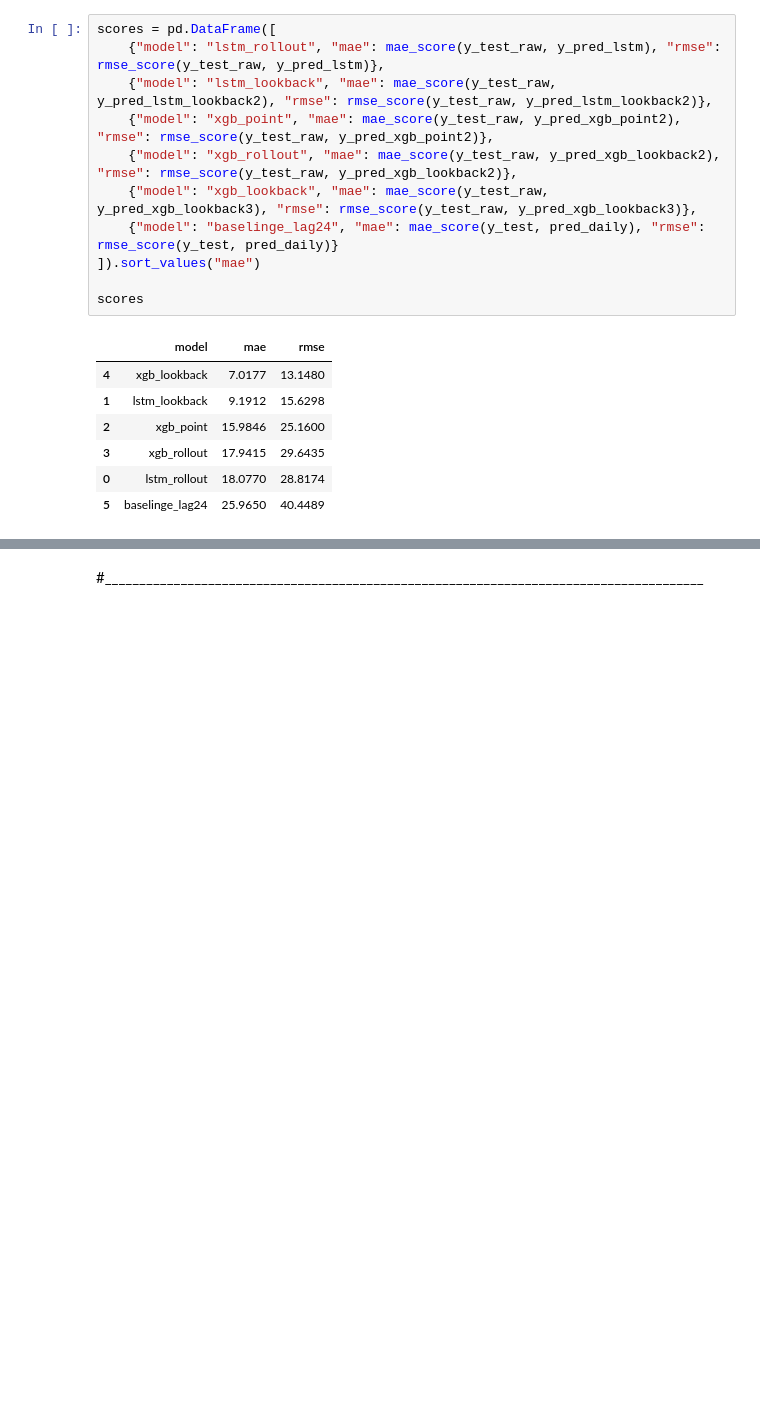
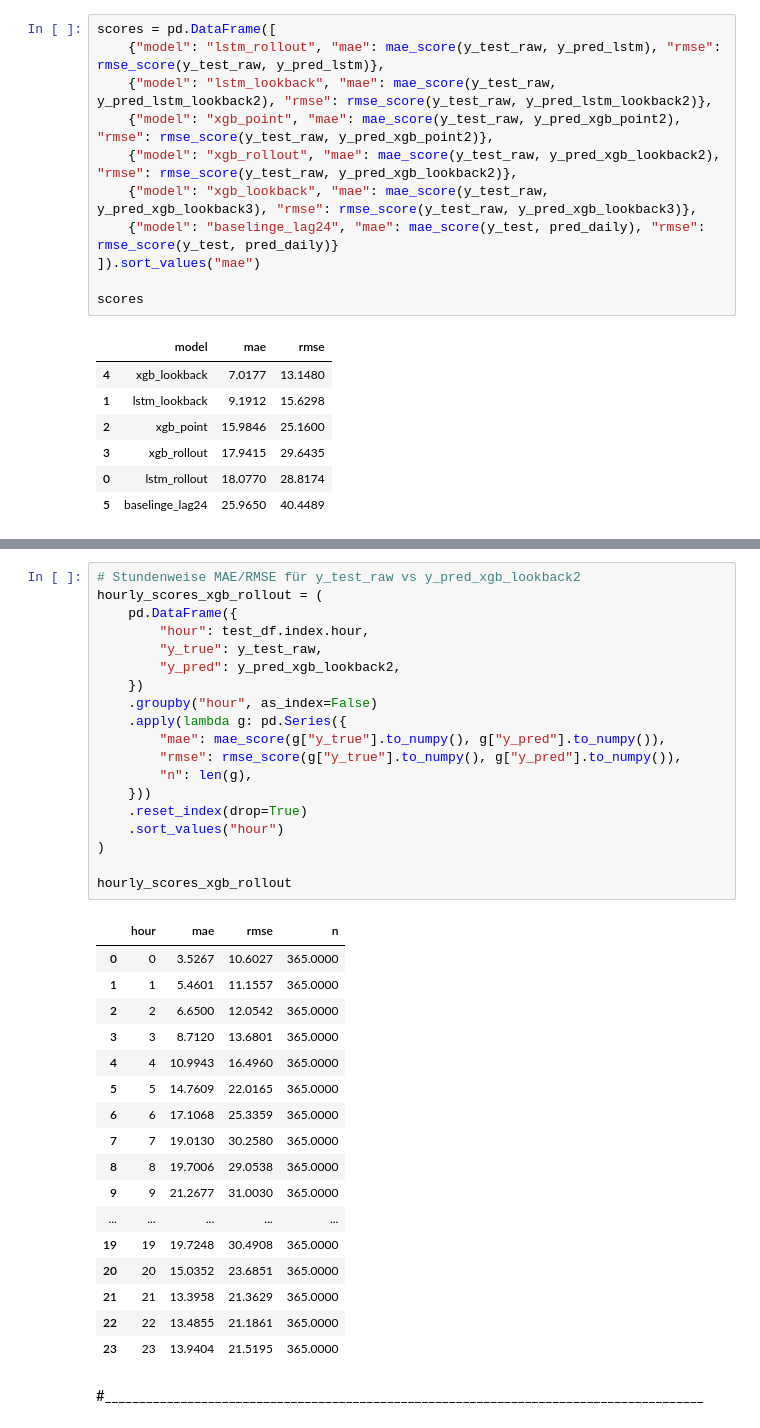
Before and after one commit to ds24m048/masters-thesis, a Jupyter notebook: price-forecast.ipynb, the cells around one changed output, grey strips where cells are left out. Drawn from its saved outputs; the diff is of its cells as text; blank space fills up the shorter version.

```diff
--- a/price-forecast.ipynb
+++ b/price-forecast.ipynb
@@ -885,3 +975,40 @@ scores
+# %%
+# Stundenweise MAE/RMSE für y_test_raw vs y_pred_xgb_lookback2
+hourly_scores_xgb_rollout = (
+    pd.DataFrame({
+        "hour": test_df.index.hour,
+        "y_true": y_test_raw,
+        "y_pred": y_pred_xgb_lookback2,
+    })
+    .groupby("hour", as_index=False)
+    .apply(lambda g: pd.Series({
+        "mae": mae_score(g["y_true"].to_numpy(), g["y_pred"].to_numpy()),
+        "rmse": rmse_score(g["y_true"].to_numpy(), g["y_pred"].to_numpy()),
+        "n": len(g),
+    }))
+    .reset_index(drop=True)
+    .sort_values("hour")
+)
+
+hourly_scores_xgb_rollout
+# %% [output]
+|  | hour | mae | rmse | n |
+| 0 | 0 | 3.5267 | 10.6027 | 365.0000 |
+| 1 | 1 | 5.4601 | 11.1557 | 365.0000 |
+| 2 | 2 | 6.6500 | 12.0542 | 365.0000 |
+| 3 | 3 | 8.7120 | 13.6801 | 365.0000 |
+| 4 | 4 | 10.9943 | 16.4960 | 365.0000 |
+| 5 | 5 | 14.7609 | 22.0165 | 365.0000 |
+| 6 | 6 | 17.1068 | 25.3359 | 365.0000 |
+| 7 | 7 | 19.0130 | 30.2580 | 365.0000 |
+| 8 | 8 | 19.7006 | 29.0538 | 365.0000 |
+| 9 | 9 | 21.2677 | 31.0030 | 365.0000 |
+| ... | ... | ... | ... | ... |
+| 19 | 19 | 19.7248 | 30.4908 | 365.0000 |
+| 20 | 20 | 15.0352 | 23.6851 | 365.0000 |
+| 21 | 21 | 13.3958 | 21.3629 | 365.0000 |
+| 22 | 22 | 13.4855 | 21.1861 | 365.0000 |
+| 23 | 23 | 13.9404 | 21.5195 | 365.0000 |
 # %% [markdown]
 #_______________________________________________________________________________________
 # %%
```
Also changed, not shown: parts of 3 cells of this notebook.
